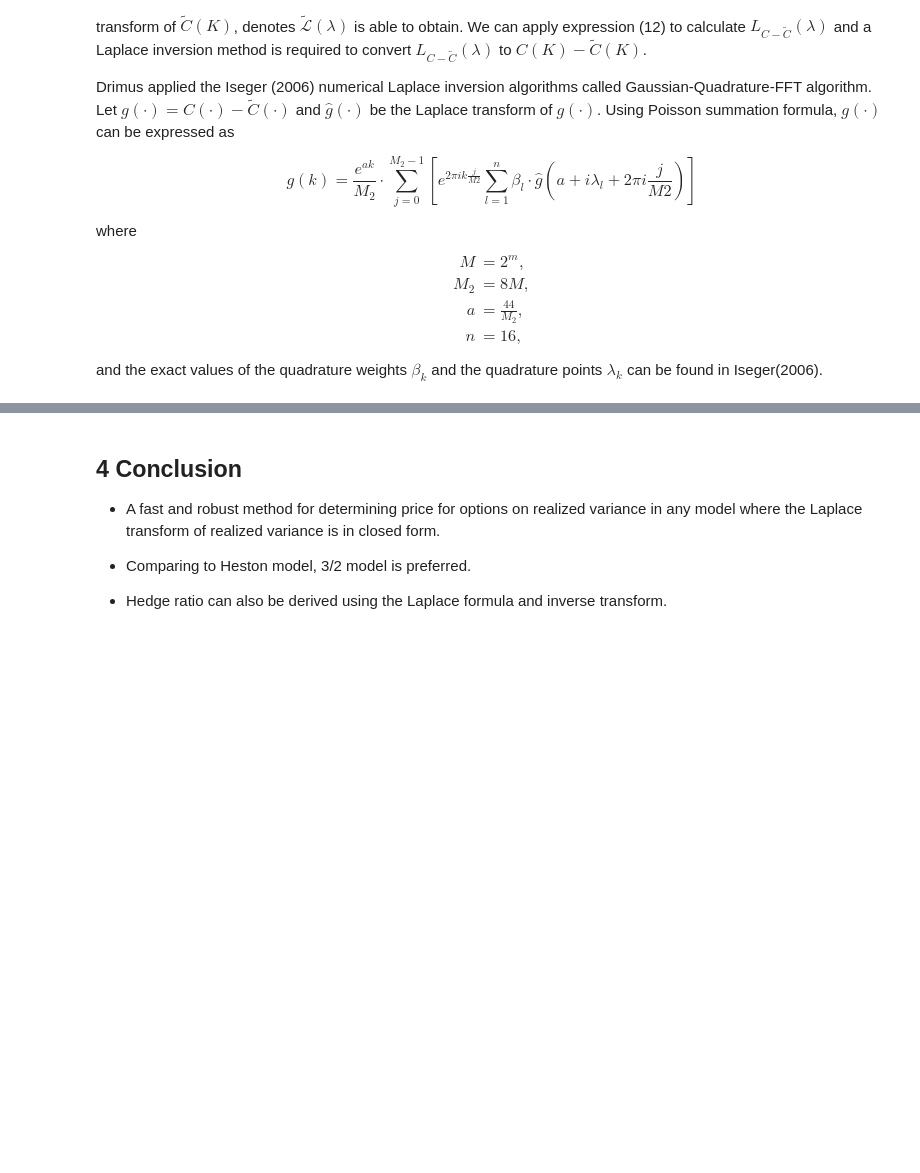
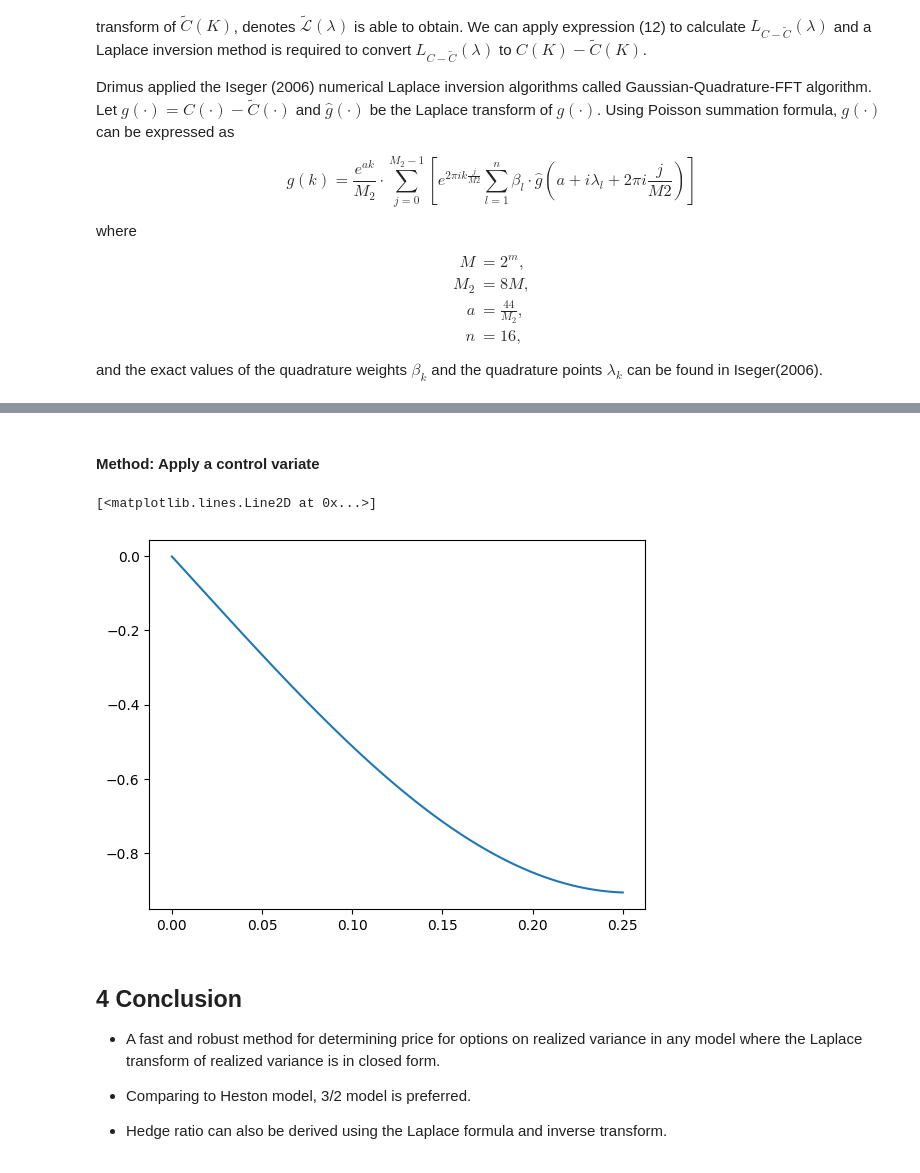
Before and after one commit to wangyutengsam2001/PHBS_ASP_2023-1, a Jupyter notebook: Project/pre0419/pre0419.ipynb, the cells around one changed output, grey strips where cells are left out. Cells and saved outputs as stored; diff of their text form; code cells hidden in the pictures; blank space fills up the shorter version.

```diff
--- a/Project/pre0419/pre0419.ipynb
+++ b/Project/pre0419/pre0419.ipynb
@@ -273,3 +267,14 @@ wang.inv_algo_ghat(params, g_hat)
+# %% [markdown]
+#### Method: Apply a control variate
+# %%
+params = wang.parameters_inv(times = 5)
+g_hat = lambda x: shen.upper_l(x, c.c0(), v_heston, texp) - c.Laplace_transform(x)
+price = [shen.inv_lap(x, params, g_hat) for x in np.linspace(0, .25, 100)]
+
+plt.plot(np.linspace(0, .25, 100), np.array(price).real)
+# %% [output]
+[<matplotlib.lines.Line2D at 0x...>]
+[figure, added]
 # %% [markdown]
 ## 4 Conclusion
 
```
Also changed, not shown: parts of 14 cells of this notebook, 18 other files.
